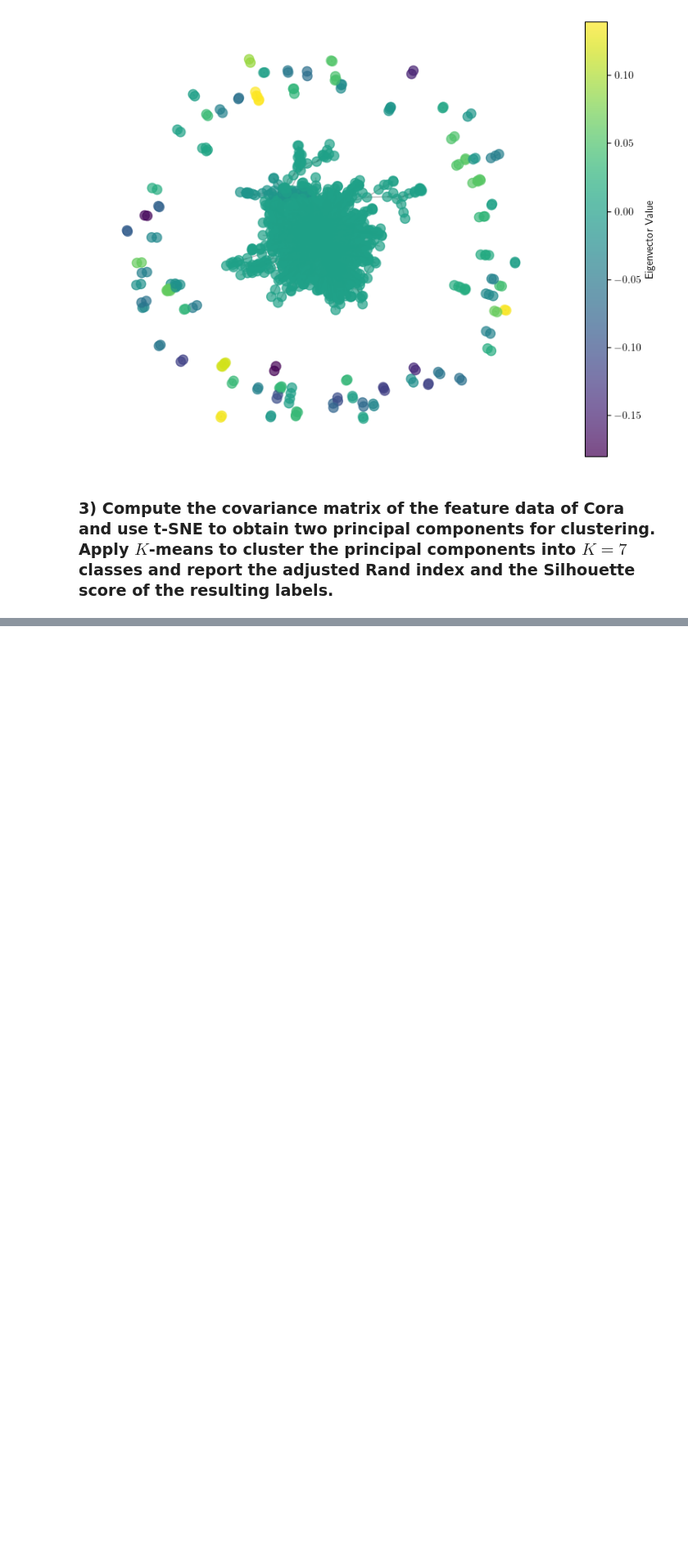
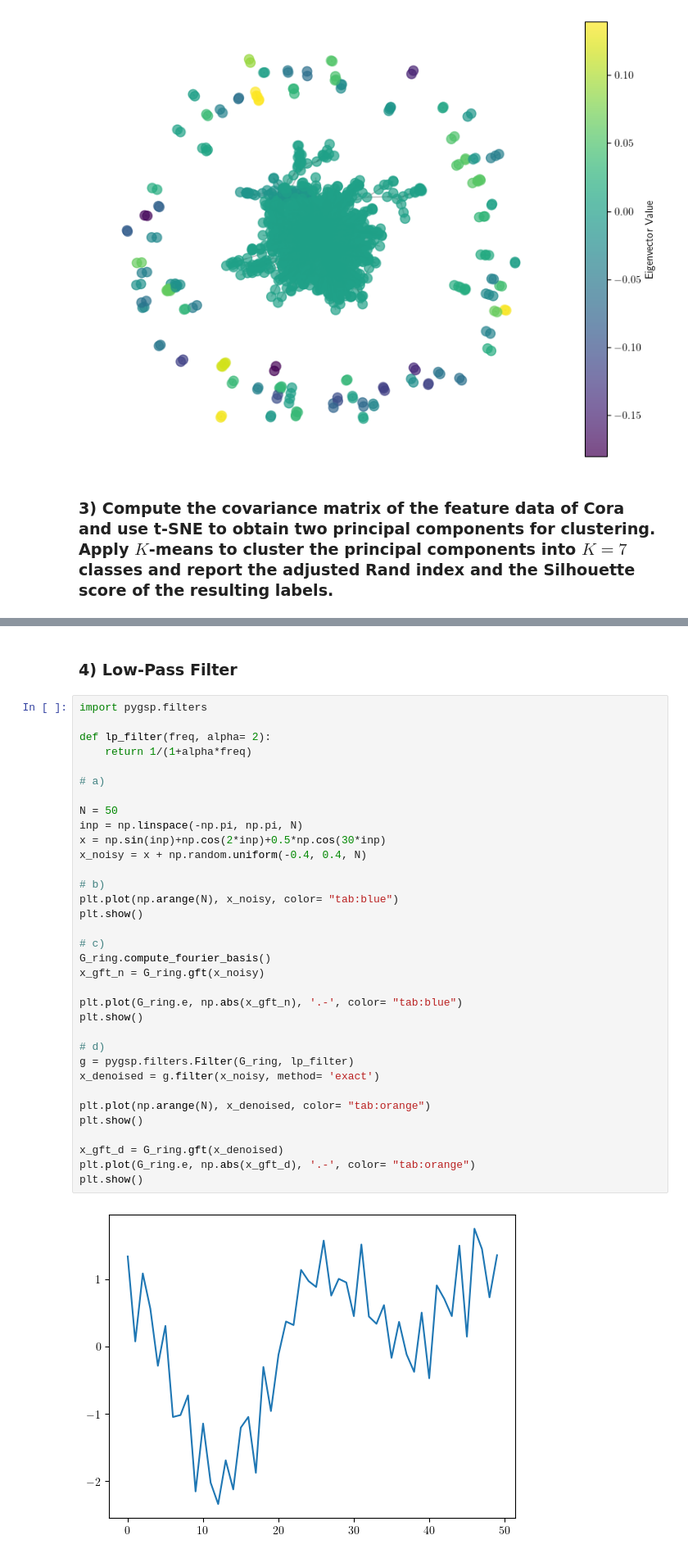
Before and after one commit to rb668/ECE-5260-rb668, a Jupyter notebook: mt2.ipynb, the cells around one changed output, grey strips where cells are left out. Shown: that part at 82% size. Drawn from its saved outputs; the diff is of its cells as text; blank space fills up the shorter version.

```diff
--- a/mt2.ipynb
+++ b/mt2.ipynb
@@ -214,0 +283,38 @@ plt.show()
+# %% [markdown]
+### 4) Low-Pass Filter
+# %%
+import pygsp.filters
+
+def lp_filter(freq, alpha= 2):
+    return 1/(1+alpha*freq)
+
+# a)
+
+N = 50
+inp = np.linspace(-np.pi, np.pi, N)
+x = np.sin(inp)+np.cos(2*inp)+0.5*np.cos(30*inp)
+x_noisy = x + np.random.uniform(-0.4, 0.4, N)
+
+# b)
+plt.plot(np.arange(N), x_noisy, color= "tab:blue")
+plt.show()
+
+# c)
+G_ring.compute_fourier_basis()
+x_gft_n = G_ring.gft(x_noisy)
+
+plt.plot(G_ring.e, np.abs(x_gft_n), '.-', color= "tab:blue")
+plt.show()
+
+# d)
+g = pygsp.filters.Filter(G_ring, lp_filter)
+x_denoised = g.filter(x_noisy, method= 'exact')
+
+plt.plot(np.arange(N), x_denoised, color= "tab:orange")
+plt.show()
+
+x_gft_d = G_ring.gft(x_denoised)
+plt.plot(G_ring.e, np.abs(x_gft_d), '.-', color= "tab:orange")
+plt.show()
+# %% [output]
+[figure, added]
```
Also changed, not shown: parts of 12 cells of this notebook.
